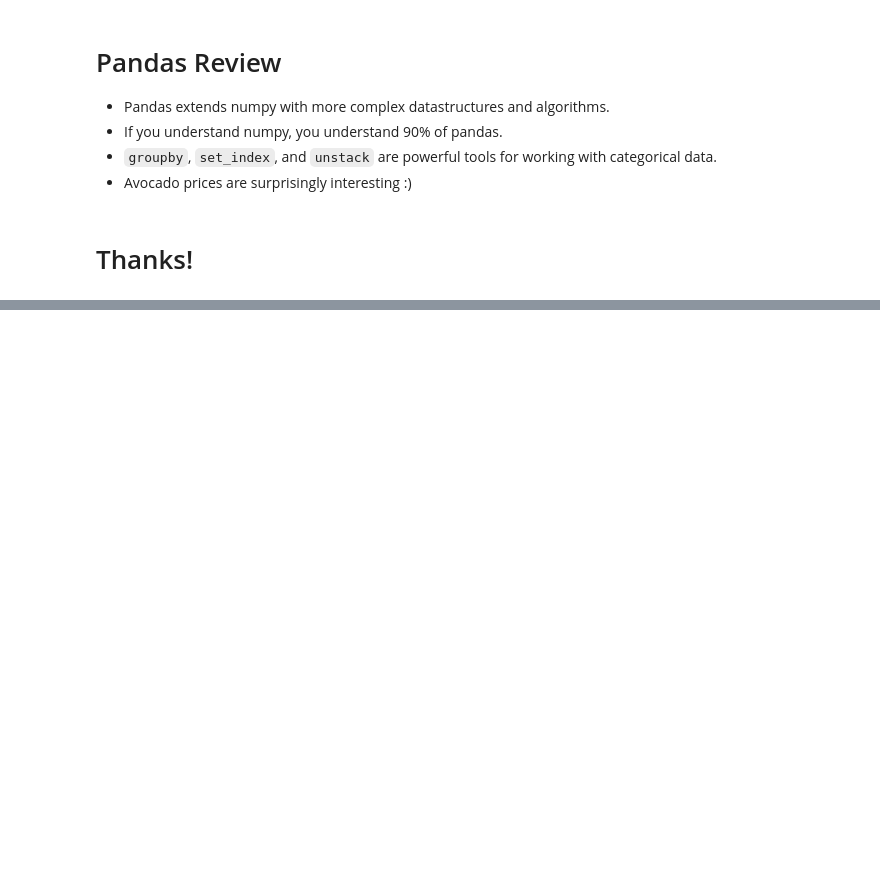
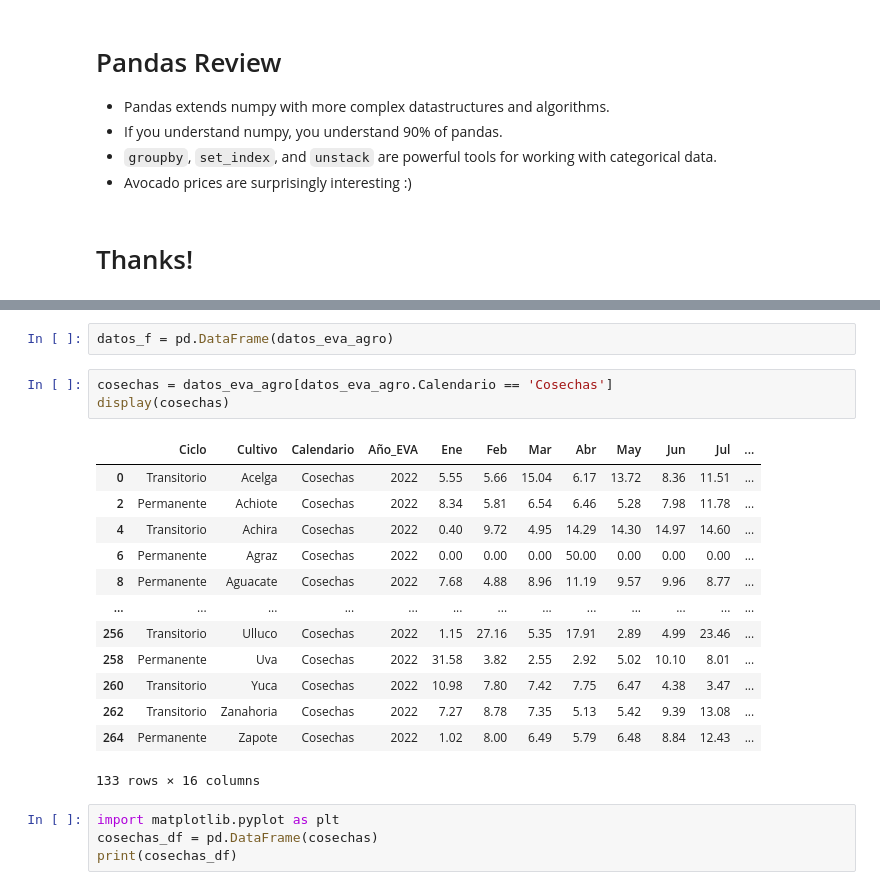
Before and after one commit to kellysolanomt/MetNumUN2024I, a Jupyter notebook: Lab2/ksolanoc_Lab2.ipynb, the cells around one changed output, grey strips where cells are left out. Saved outputs shown, nothing was run; the diff lists cells and outputs as text; blank space fills up the shorter version.

```diff
--- a/Lab2/ksolanoc_Lab2.ipynb
+++ b/Lab2/ksolanoc_Lab2.ipynb
@@ -1552,0 +1596,23 @@ ax.set_xticklabels(ax.get_xticklabels(), rotation=45);
+# %%
+datos_f = pd.DataFrame(datos_eva_agro)
+# %%
+cosechas = datos_eva_agro[datos_eva_agro.Calendario == 'Cosechas']
+display(cosechas)
+# %% [output]
+|  | Ciclo | Cultivo | Calendario | Año_EVA | Ene | Feb | Mar | Abr | May | Jun | Jul | ... |
+| 0 | Transitorio | Acelga | Cosechas | 2022 | 5.55 | 5.66 | 15.04 | 6.17 | 13.72 | 8.36 | 11.51 | ... |
+| 2 | Permanente | Achiote | Cosechas | 2022 | 8.34 | 5.81 | 6.54 | 6.46 | 5.28 | 7.98 | 11.78 | ... |
+| 4 | Transitorio | Achira | Cosechas | 2022 | 0.40 | 9.72 | 4.95 | 14.29 | 14.30 | 14.97 | 14.60 | ... |
+| 6 | Permanente | Agraz | Cosechas | 2022 | 0.00 | 0.00 | 0.00 | 50.00 | 0.00 | 0.00 | 0.00 | ... |
+| 8 | Permanente | Aguacate | Cosechas | 2022 | 7.68 | 4.88 | 8.96 | 11.19 | 9.57 | 9.96 | 8.77 | ... |
+| ... | ... | ... | ... | ... | ... | ... | ... | ... | ... | ... | ... | ... |
+| 256 | Transitorio | Ulluco | Cosechas | 2022 | 1.15 | 27.16 | 5.35 | 17.91 | 2.89 | 4.99 | 23.46 | ... |
+| 258 | Permanente | Uva | Cosechas | 2022 | 31.58 | 3.82 | 2.55 | 2.92 | 5.02 | 10.10 | 8.01 | ... |
+| 260 | Transitorio | Yuca | Cosechas | 2022 | 10.98 | 7.80 | 7.42 | 7.75 | 6.47 | 4.38 | 3.47 | ... |
+| 262 | Transitorio | Zanahoria | Cosechas | 2022 | 7.27 | 8.78 | 7.35 | 5.13 | 5.42 | 9.39 | 13.08 | ... |
+| 264 | Permanente | Zapote | Cosechas | 2022 | 1.02 | 8.00 | 6.49 | 5.79 | 6.48 | 8.84 | 12.43 | ... |
+133 rows × 16 columns
+# %%
+import matplotlib.pyplot as plt
+cosechas_df = pd.DataFrame(cosechas)
+print(cosechas_df)
```
Also changed, not shown: parts of 11 cells of this notebook.
